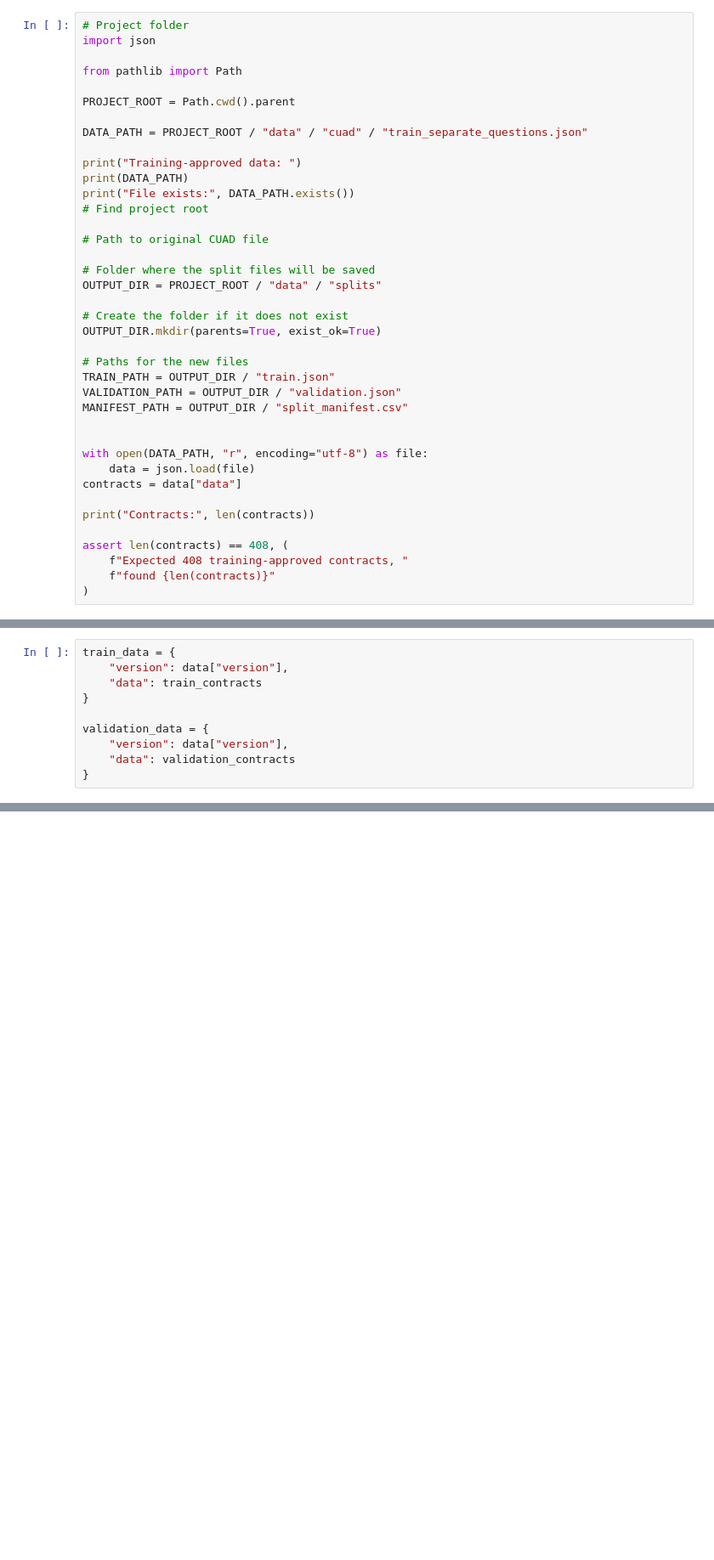
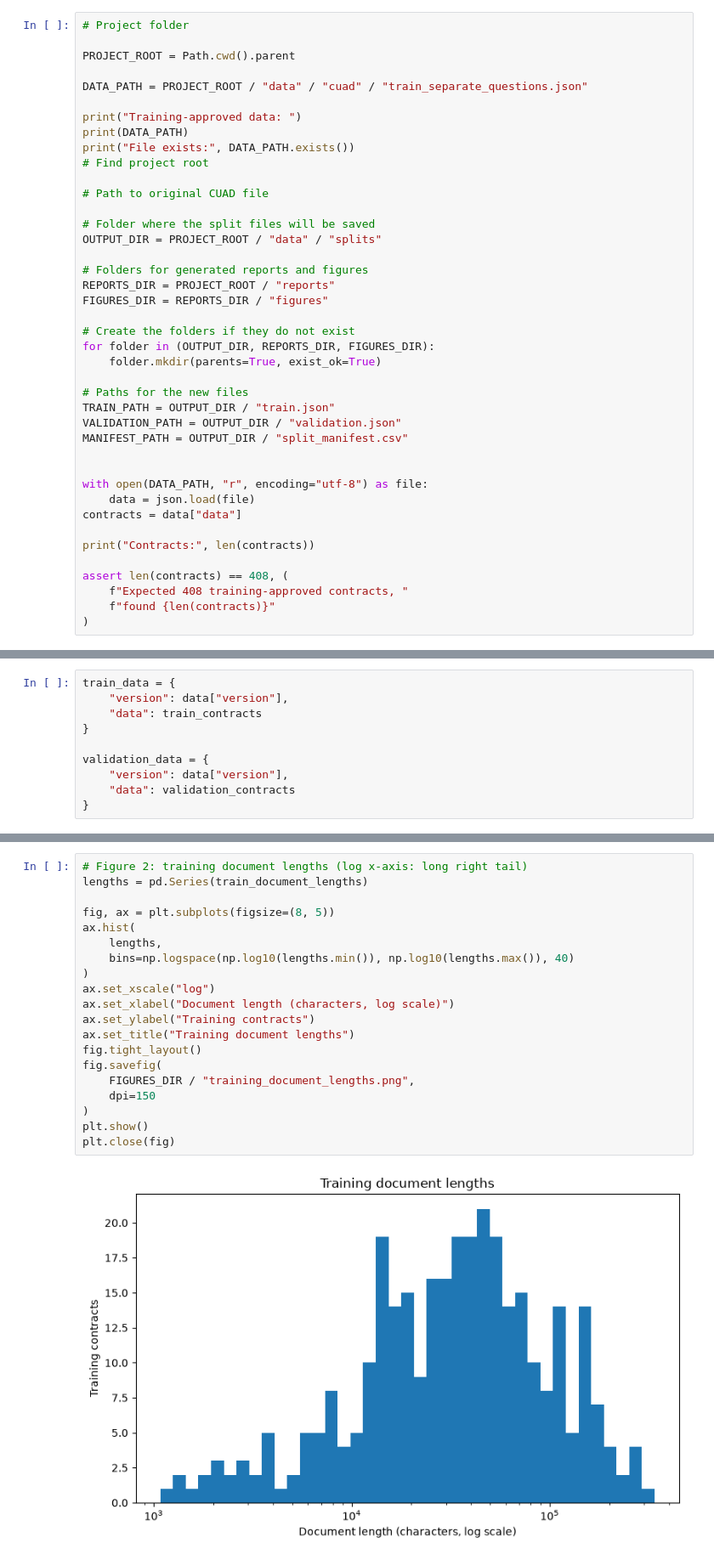
Before and after one commit to Break-Through-Tech/Accenture-1D-contract-review-challenge, a Jupyter notebook: notebooks/create_split.ipynb, the cells around one changed output, grey strips where cells are left out. Shown at 85% size. Drawn from its saved outputs; the diff is of its cells as text; blank space fills up the shorter version.

```diff
--- a/notebooks/create_split.ipynb
+++ b/notebooks/create_split.ipynb
@@ -34,8 +221,5 @@ __pycache__
 # %%
 # Project folder
-import json
-
-from pathlib import Path
 
 PROJECT_ROOT = Path.cwd().parent
 
@@ -51,8 +235,13 @@ print("File exists:", DATA_PATH.exists())
 # Folder where the split files will be saved
 OUTPUT_DIR = PROJECT_ROOT / "data" / "splits"
 
-# Create the folder if it does not exist
-OUTPUT_DIR.mkdir(parents=True, exist_ok=True)
+# Folders for generated reports and figures
+REPORTS_DIR = PROJECT_ROOT / "reports"
+FIGURES_DIR = REPORTS_DIR / "figures"
+
+# Create the folders if they do not exist
+for folder in (OUTPUT_DIR, REPORTS_DIR, FIGURES_DIR):
+    folder.mkdir(parents=True, exist_ok=True)
 
 # Paths for the new files
 TRAIN_PATH = OUTPUT_DIR / "train.json"
@@ -1151,0 +1253,22 @@ The following items still need to be completed or independently verified:
+# %%
+# Figure 2: training document lengths (log x-axis: long right tail)
+lengths = pd.Series(train_document_lengths)
+
+fig, ax = plt.subplots(figsize=(8, 5))
+ax.hist(
+    lengths,
+    bins=np.logspace(np.log10(lengths.min()), np.log10(lengths.max()), 40)
+)
+ax.set_xscale("log")
+ax.set_xlabel("Document length (characters, log scale)")
+ax.set_ylabel("Training contracts")
+ax.set_title("Training document lengths")
+fig.tight_layout()
+fig.savefig(
+    FIGURES_DIR / "training_document_lengths.png",
+    dpi=150
+)
+plt.show()
+plt.close(fig)
+# %% [output]
+[figure, added]
```
Also changed, not shown: parts of 25 cells of this notebook, 8 other files.
